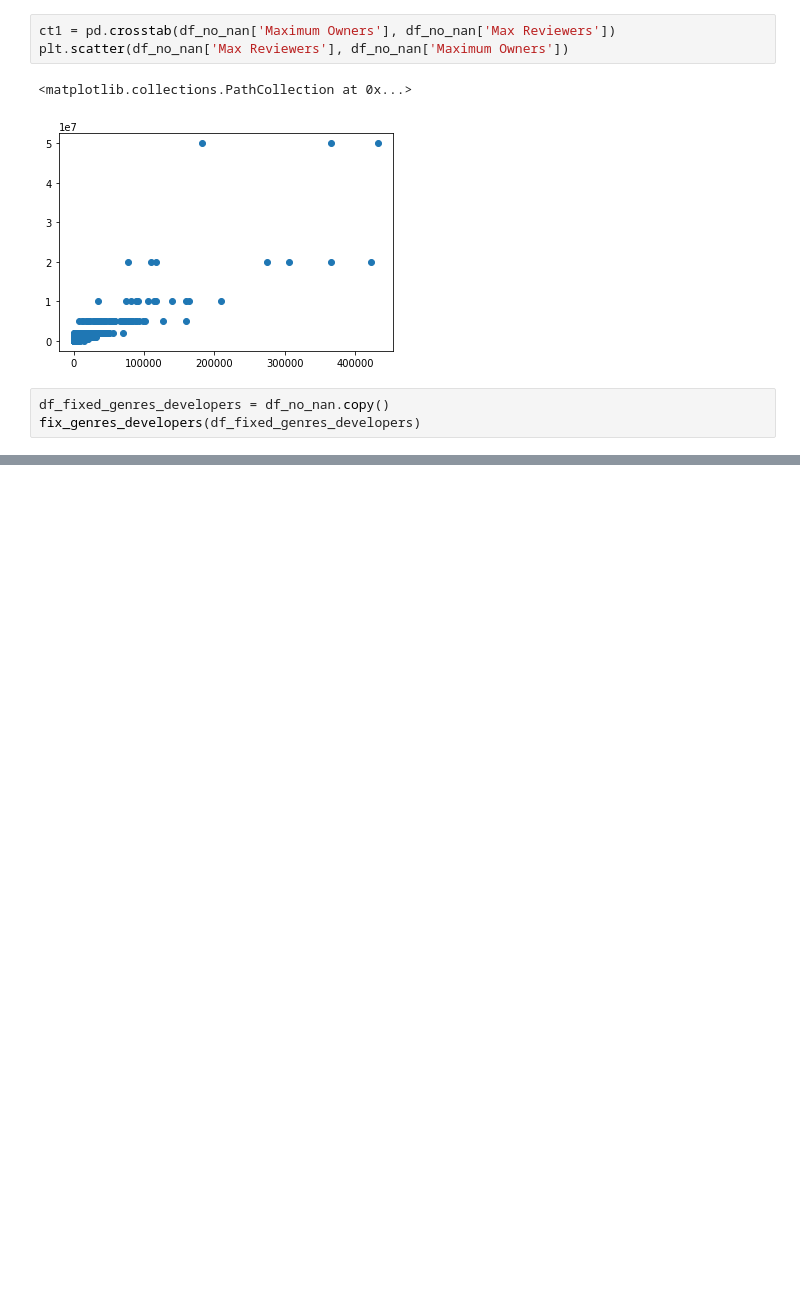
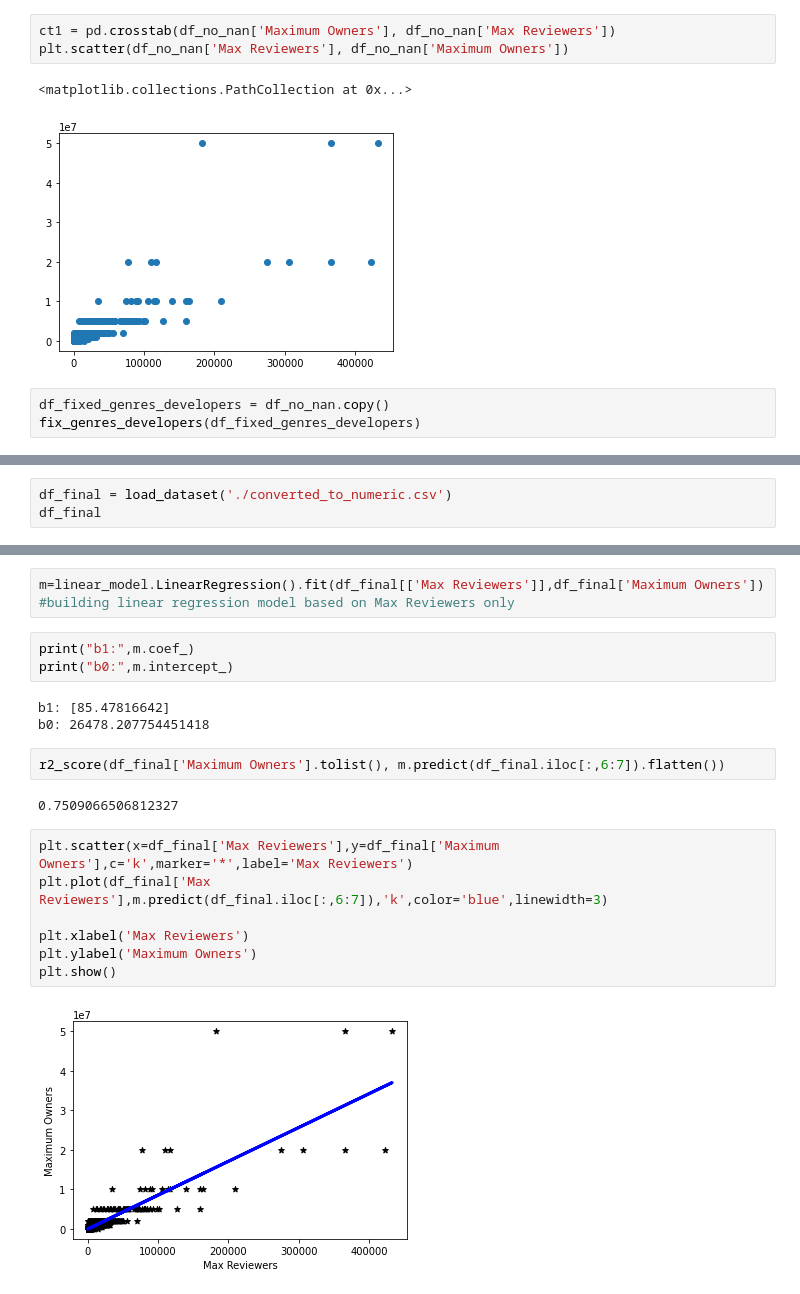
Before and after one commit to lolsniperftw/Sales-Amount-Project, a Jupyter notebook: games-sale-project.ipynb, the cells around one changed output, grey strips where cells are left out. Saved outputs shown, nothing was run; the diff lists cells and outputs as text; blank space fills up the shorter version.

Commit message:
Added first linear regression with one variable

```diff
--- a/games-sale-project.ipynb
+++ b/games-sale-project.ipynb
@@ -214,0 +218,3 @@ df_fixed_genres_developers
+# %%
+df_final = load_dataset('./converted_to_numeric.csv')
+df_final
@@ -214,0 +235,21 @@ df_fixed_genres_developers
+# %%
+m=linear_model.LinearRegression().fit(df_final[['Max Reviewers']],df_final['Maximum Owners']) #building linear regression model based on Max Reviewers only
+# %%
+print("b1:",m.coef_)
+print("b0:",m.intercept_)
+# %% [output]
+b1: [85.47816642]
+b0: 26478.207754451418
+# %%
+r2_score(df_final['Maximum Owners'].tolist(), m.predict(df_final.iloc[:,6:7]).flatten())
+# %% [output]
+0.7509066506812327
+# %%
+plt.scatter(x=df_final['Max Reviewers'],y=df_final['Maximum Owners'],c='k',marker='*',label='Max Reviewers')
+plt.plot(df_final['Max Reviewers'],m.predict(df_final.iloc[:,6:7]),'k',color='blue',linewidth=3)
+
+plt.xlabel('Max Reviewers')
+plt.ylabel('Maximum Owners')
+plt.show()
+# %% [output]
+[figure, added]
```
Also changed, not shown: parts of 7 cells of this notebook.
